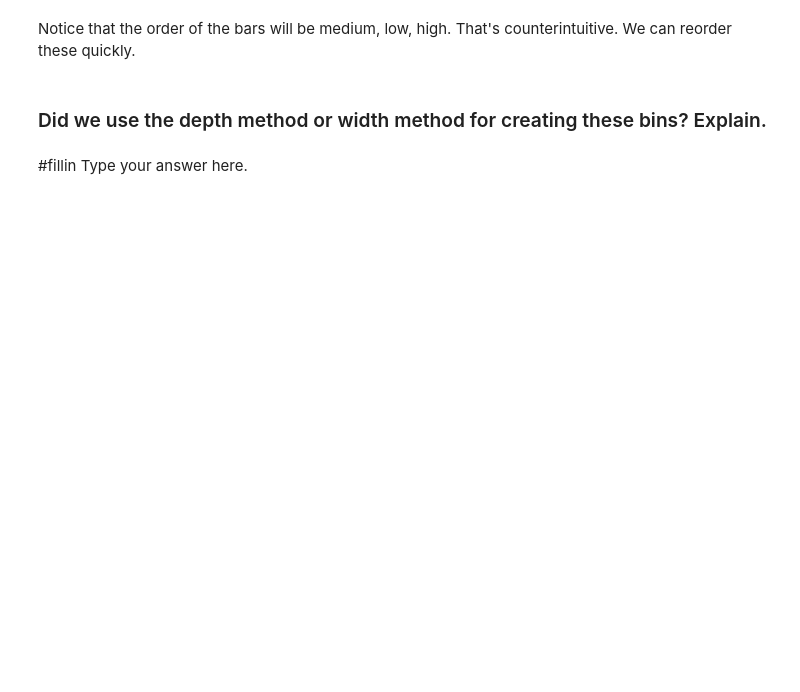
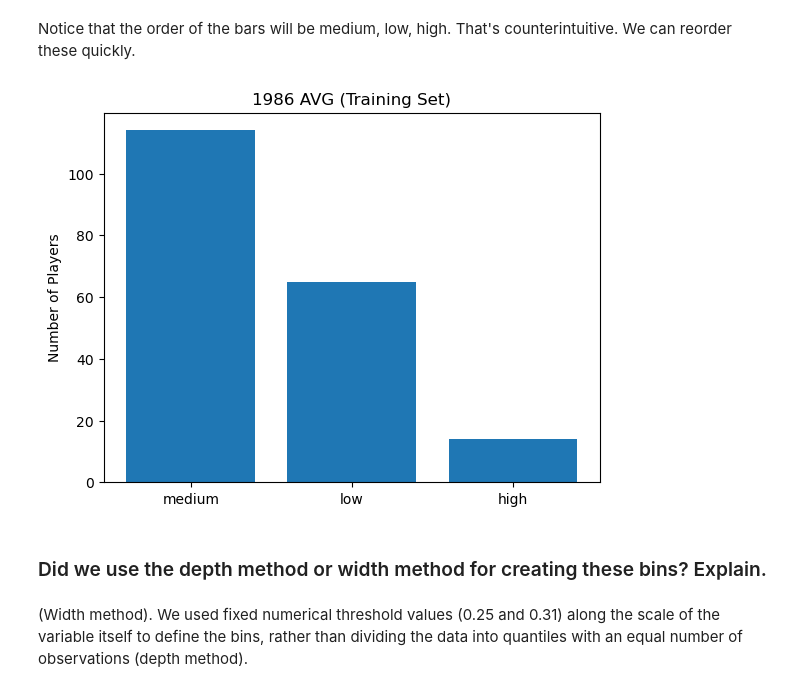
Before and after one commit to edward-lundy/code_2600, a Jupyter notebook: mod03_eda.ipynb, the cells around one changed output. Cells and saved outputs as stored; diff of their text form; code cells hidden in the pictures; blank space fills up the shorter version.

```diff
--- a/mod03_eda.ipynb
+++ b/mod03_eda.ipynb
@@ -150,10 +233,10 @@ Totals = [TotHits, TotWalks, TotAtBat-TotHits-TotWalks]
 # %% [markdown]
 ### The previous two cells gave us totals across all players. For each player in the training set, calculate the Hits as a percent of AtBat and store it in a new variable called 'AVG'
 # %%
-#fillin
+Train['AVG'] = Train['Hits'] / Train['AtBat']
 # %% [markdown]
 ### Using 0.25 and 0.31 as the split points, create a new variable with three bins: high, medium, and low.
 # %%
 Train['AVG_bin'] = 'medium'
-Train['AVG_bin'][#fillin] = 'low'
-Train['AVG_bin'][#fillin] = 'high'
+Train['AVG_bin'][Train['AVG'] < 0.25] = 'low'
+Train['AVG_bin'][Train['AVG'] > 0.31] = 'high'
@@ -167,15 +274,17 @@ Notice that the order of the bars will be medium, low, high. That's counterintui
 indexMap = ['low', 'medium', 'high']
 reordered_list = [Train['AVG_bin'].value_counts()[i] for i in indexMap]
 # %%
-plt.bar(#fillin
+plt.bar(Train['AVG_bin'].value_counts().index, Train['AVG_bin'].value_counts())
 
 plt.title("1986 AVG (Training Set)")
 plt.ylabel("Number of Players")
 
-plt.xticks(#fillin
+plt.xticks(Train['AVG_bin'].value_counts().index)
 
 plt.show()
+# %% [output]
+[figure, added]
 # %% [markdown]
 ### Did we use the depth method or width method for creating these bins? Explain.
 # %% [markdown]
-#fillin Type your answer here.
+(Width method). We used fixed numerical threshold values (0.25 and 0.31) along the scale of the variable itself to define the bins, rather than dividing the data into quantiles with an equal number of observations (depth method).
```
Also changed, not shown: parts of 16 cells of this notebook.
